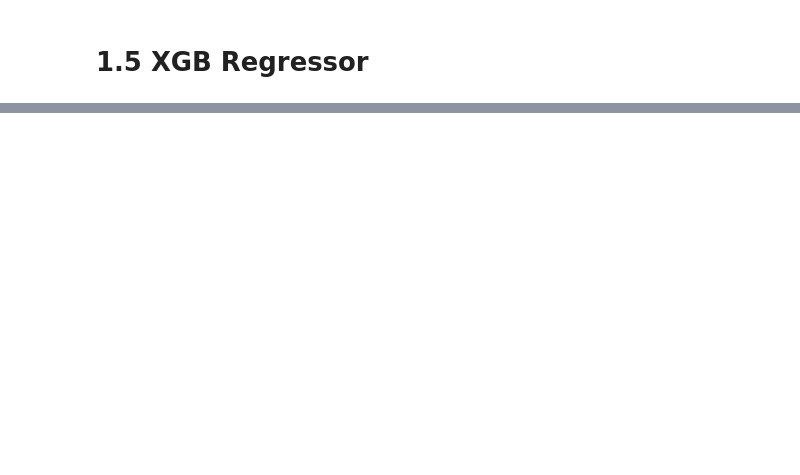
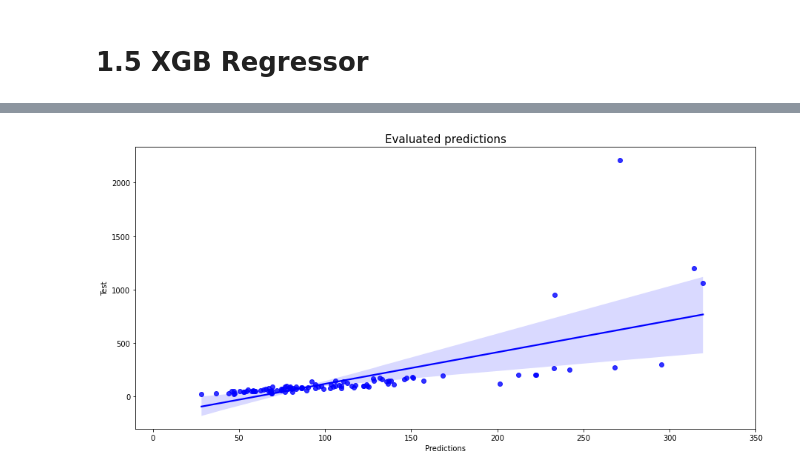
Before and after one commit to amodi01/airbnbpriceprediction, a Jupyter notebook: models/Model_Linear_Regression.ipynb, the cells around one changed output, grey strips where cells are left out. Saved outputs shown, nothing was run; the diff lists cells and outputs as text; code cells hidden in the pictures; blank space fills up the shorter version.

```diff
--- a/models/Model_Linear_Regression.ipynb
+++ b/models/Model_Linear_Regression.ipynb
@@ -319,2 +402,5 @@ model_svr1,predictions_svr1= getPredictions(ElasticNet(alpha=bestAlpha),X_train,
 # %% [markdown]
 # 1.5 XGB Regressor
+# %%
+%%time
+clf=trainXGBRegressor(X_train,y_train)
@@ -320,0 +444,4 @@ model_svr1,predictions_svr1= getPredictions(ElasticNet(alpha=bestAlpha),X_train,
+# %%
+%%time
+
+model_xgb1,predictions_xgb1= getPredictions(XGBRegressor(**clf.best_params_),X_train,y_train,X_test,y_test,"XGB")
@@ -320,0 +466,4 @@ model_svr1,predictions_svr1= getPredictions(ElasticNet(alpha=bestAlpha),X_train,
+# %%
+getPredictionsGraph(y_test,predictions_xgb1)
+# %% [output]
+[figure, added]
```
Also changed, not shown: parts of 19 cells of this notebook, 5 other files.
